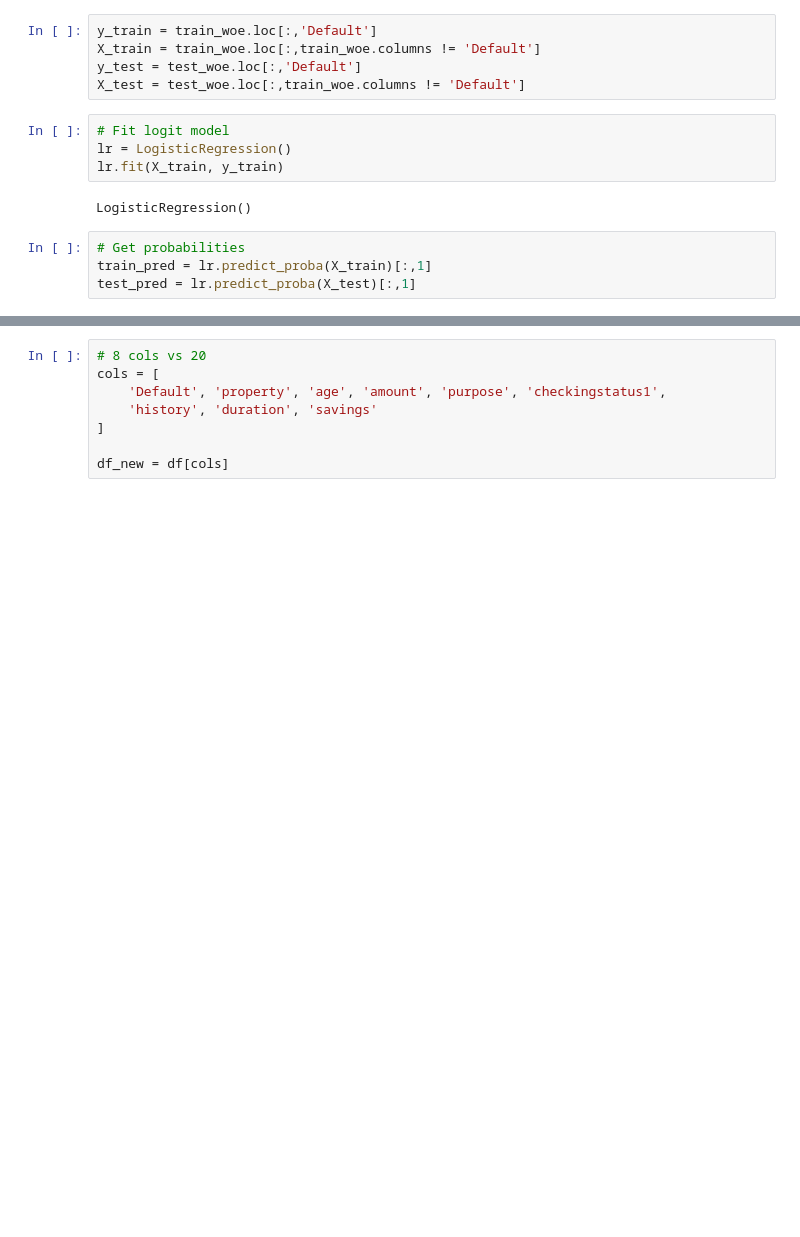
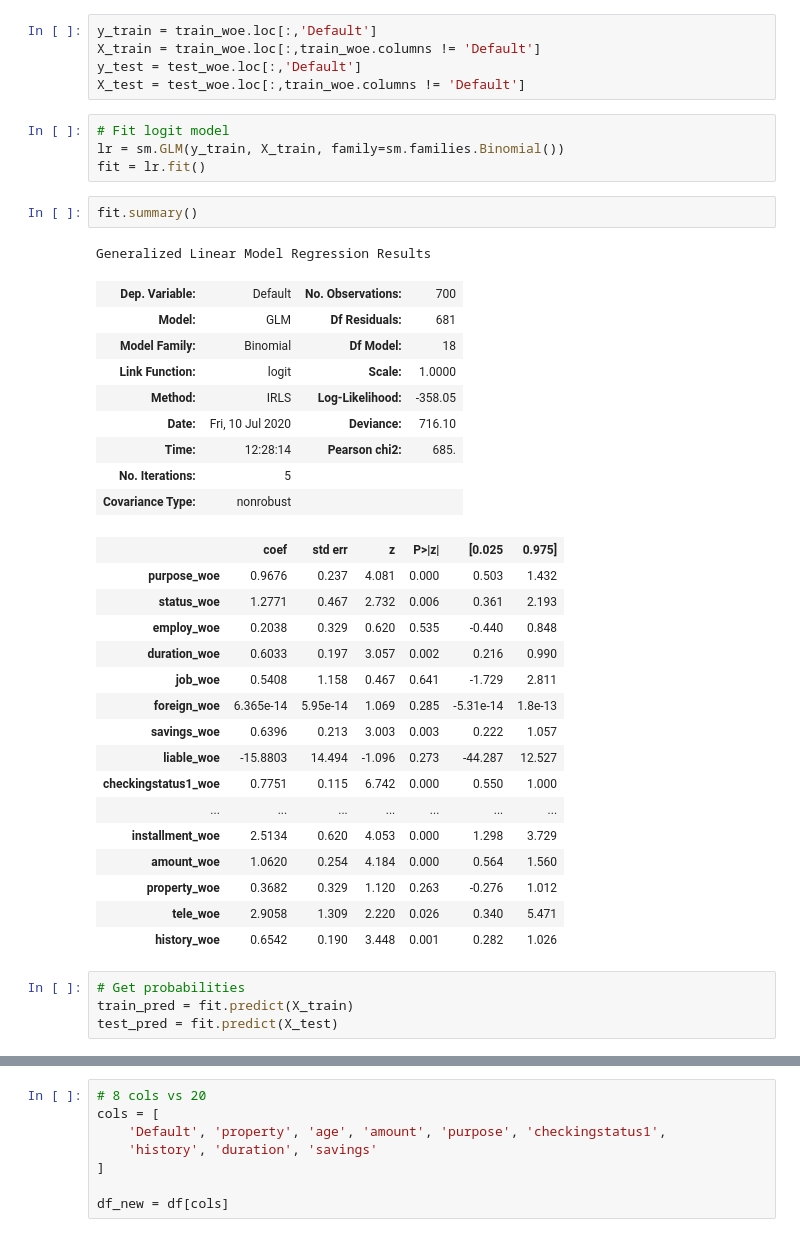
Before and after one commit to Alex0896/Credit-Scorecard-Project, a Jupyter notebook: Example Attempt 2/Scorecard Example 2.ipynb, the cells around one changed output, grey strips where cells are left out. Saved outputs shown, nothing was run; the diff lists cells and outputs as text; blank space fills up the shorter version.

Commit message:
Change to statsmodels package
statsmodels seems to be the better package as I can get more metrics for comparing models.

```diff
--- a/Example Attempt 2/Scorecard Example 2.ipynb
+++ b/Example Attempt 2/Scorecard Example 2.ipynb
@@ -145,14 +143,41 @@ y_test = test_woe.loc[:,'Default']
 X_test = test_woe.loc[:,train_woe.columns != 'Default']
 # %%
 # Fit logit model
-lr = LogisticRegression()
-lr.fit(X_train, y_train)
+lr = sm.GLM(y_train, X_train, family=sm.families.Binomial())
+fit = lr.fit()
-# %% [output]
-LogisticRegression()
+# %%
+fit.summary()
+# %% [output]
+Generalized Linear Model Regression Results
+| Dep. Variable: | Default | No. Observations: | 700 |
+| Model: | GLM | Df Residuals: | 681 |
+| Model Family: | Binomial | Df Model: | 18 |
+| Link Function: | logit | Scale: | 1.0000 |
+| Method: | IRLS | Log-Likelihood: | -358.05 |
+| Date: | Fri, 10 Jul 2020 | Deviance: | 716.10 |
+| Time: | 12:28:14 | Pearson chi2: | 685. |
+| No. Iterations: | 5 |  |  |
+| Covariance Type: | nonrobust |  |  |
+|  | coef | std err | z | P>|z| | [0.025 | 0.975] |
+| purpose_woe | 0.9676 | 0.237 | 4.081 | 0.000 | 0.503 | 1.432 |
+| status_woe | 1.2771 | 0.467 | 2.732 | 0.006 | 0.361 | 2.193 |
+| employ_woe | 0.2038 | 0.329 | 0.620 | 0.535 | -0.440 | 0.848 |
+| duration_woe | 0.6033 | 0.197 | 3.057 | 0.002 | 0.216 | 0.990 |
+| job_woe | 0.5408 | 1.158 | 0.467 | 0.641 | -1.729 | 2.811 |
+| foreign_woe | 6.365e-14 | 5.95e-14 | 1.069 | 0.285 | -5.31e-14 | 1.8e-13 |
+| savings_woe | 0.6396 | 0.213 | 3.003 | 0.003 | 0.222 | 1.057 |
+| liable_woe | -15.8803 | 14.494 | -1.096 | 0.273 | -44.287 | 12.527 |
+| checkingstatus1_woe | 0.7751 | 0.115 | 6.742 | 0.000 | 0.550 | 1.000 |
+| ... | ... | ... | ... | ... | ... | ... |
+| installment_woe | 2.5134 | 0.620 | 4.053 | 0.000 | 1.298 | 3.729 |
+| amount_woe | 1.0620 | 0.254 | 4.184 | 0.000 | 0.564 | 1.560 |
+| property_woe | 0.3682 | 0.329 | 1.120 | 0.263 | -0.276 | 1.012 |
+| tele_woe | 2.9058 | 1.309 | 2.220 | 0.026 | 0.340 | 5.471 |
+| history_woe | 0.6542 | 0.190 | 3.448 | 0.001 | 0.282 | 1.026 |
 # %%
 # Get probabilities
-train_pred = lr.predict_proba(X_train)[:,1]
-test_pred = lr.predict_proba(X_test)[:,1]
+train_pred = fit.predict(X_train)
+test_pred = fit.predict(X_test)
 # %%
 # Plot diagnositcs
 train_perf = sc.perf_eva(y_train, train_pred, title = "train")
```
Also changed, not shown: parts of 10 cells of this notebook.
